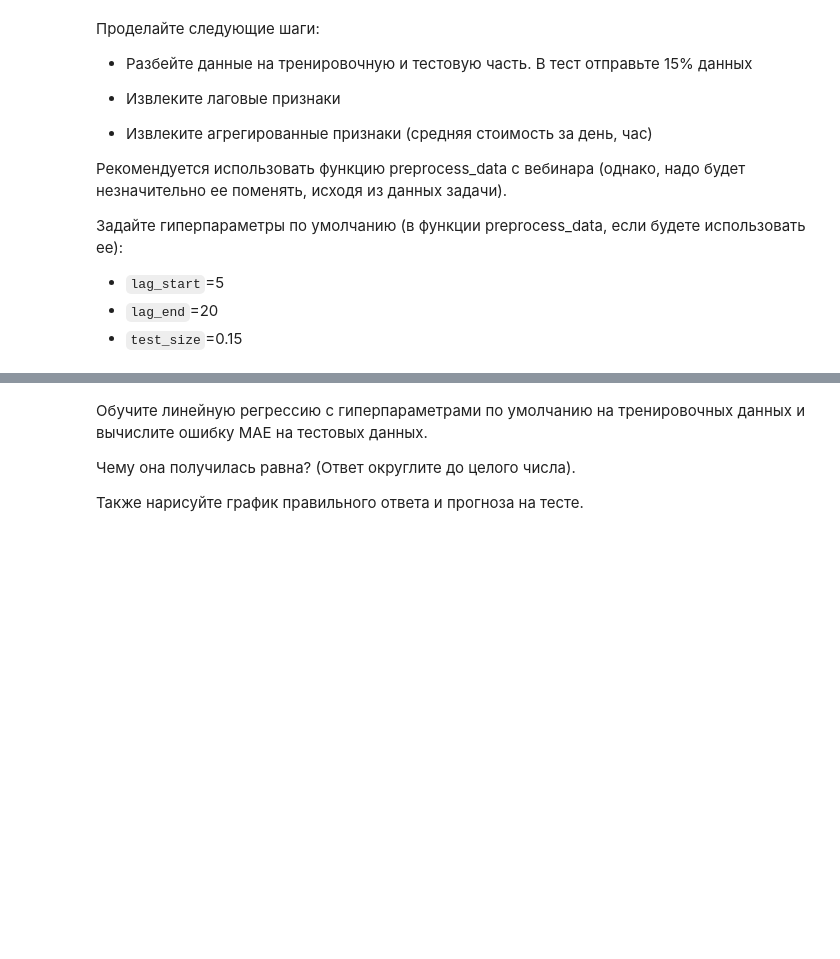
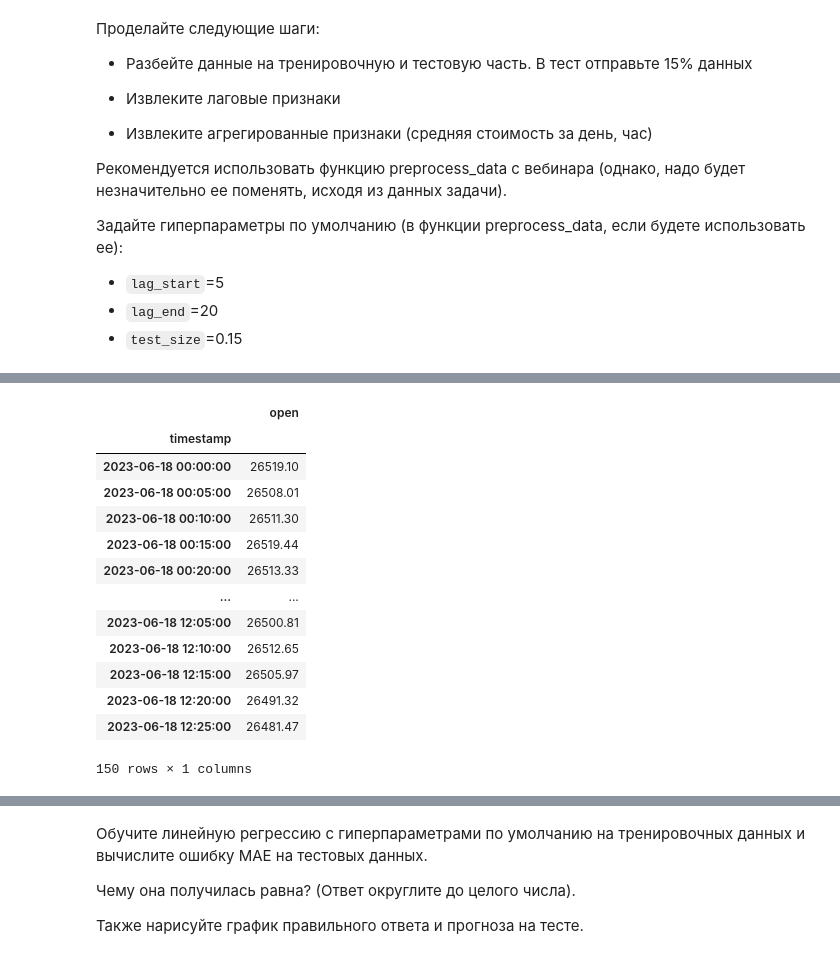
Before and after one commit to Dmitrysw/ML, a Jupyter notebook: lizard/Копия_блокнота__TimeSeries_bootcamp_HT1_ipynb_.ipynb, the cells around one changed output, grey strips where cells are left out. Saved outputs shown, nothing was run; the diff lists cells and outputs as text; code cells hidden in the pictures; blank space fills up the shorter version.

```diff
--- a/lizard/Копия_блокнота__TimeSeries_bootcamp_HT1_ipynb_.ipynb
+++ b/lizard/Копия_блокнота__TimeSeries_bootcamp_HT1_ipynb_.ipynb
@@ -40,0 +74,17 @@ data.plot()
+# %%
+data.iloc[:150]
+# %% [output]
+|  | open |
+| timestamp |  |
+| 2023-06-18 00:00:00 | 26519.10 |
+| 2023-06-18 00:05:00 | 26508.01 |
+| 2023-06-18 00:10:00 | 26511.30 |
+| 2023-06-18 00:15:00 | 26519.44 |
+| 2023-06-18 00:20:00 | 26513.33 |
+| ... | ... |
+| 2023-06-18 12:05:00 | 26500.81 |
+| 2023-06-18 12:10:00 | 26512.65 |
+| 2023-06-18 12:15:00 | 26505.97 |
+| 2023-06-18 12:20:00 | 26491.32 |
+| 2023-06-18 12:25:00 | 26481.47 |
+150 rows × 1 columns
```
Also changed, not shown: parts of 10 cells of this notebook.
